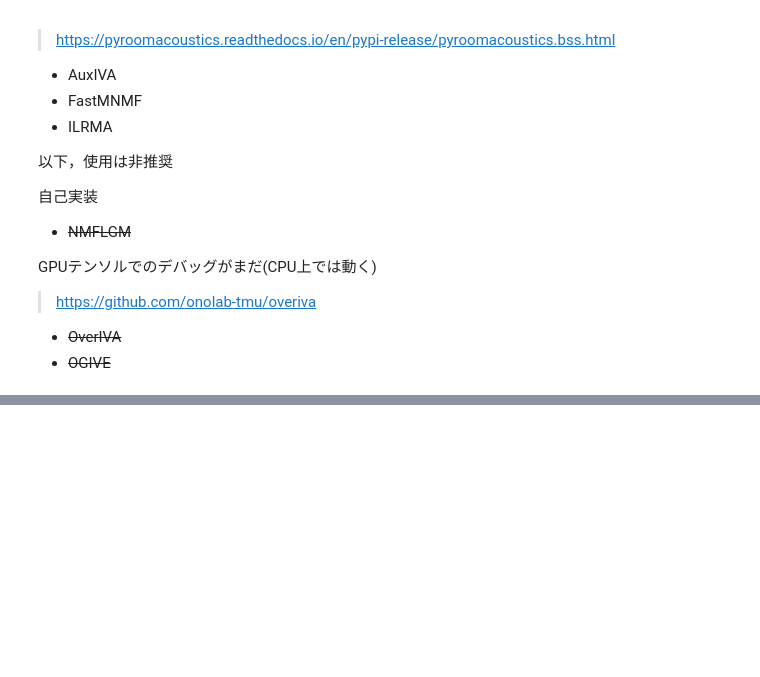
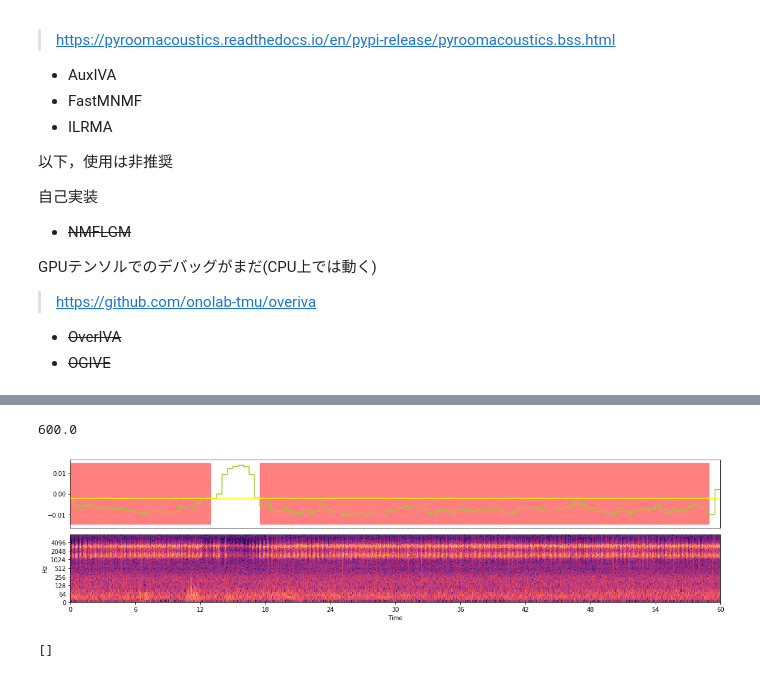
Before and after one commit to Masaki-Ichimura/BioacousticsAnalysisTools, a Jupyter notebook: tutorial.ipynb, the cells around one changed output, grey strips where cells are left out. Cells and saved outputs as stored; diff of their text form; code cells hidden in the pictures; blank space fills up the shorter version.

```diff
--- a/tutorial.ipynb
+++ b/tutorial.ipynb
@@ -78,0 +148,12 @@ _ = [show(yt, fs) for yt in ynt]
+# %%
+960000/fs*1000/100
+# %% [output]
+600.0
+# %%
+fig
+# %% [output]
+[figure, added]
+# %%
+[0][1:]
+# %% [output]
+[]
```
Also changed, not shown: parts of 9 cells of this notebook, 15 other files.
